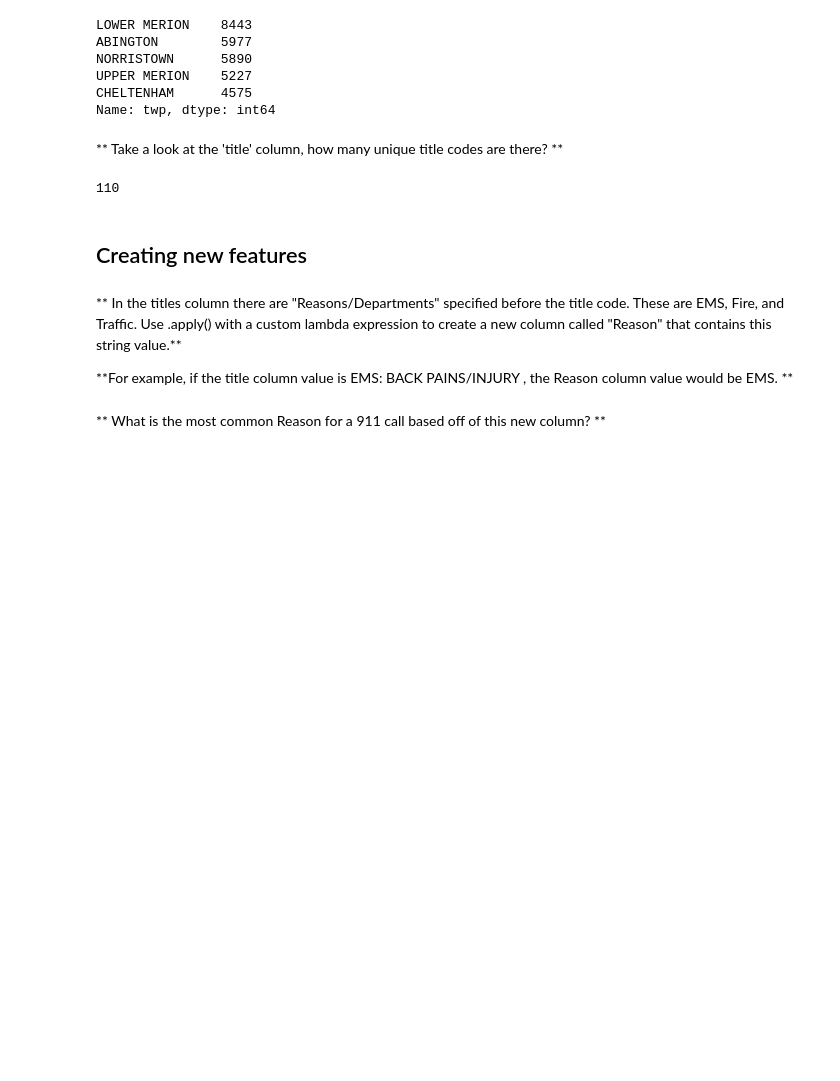
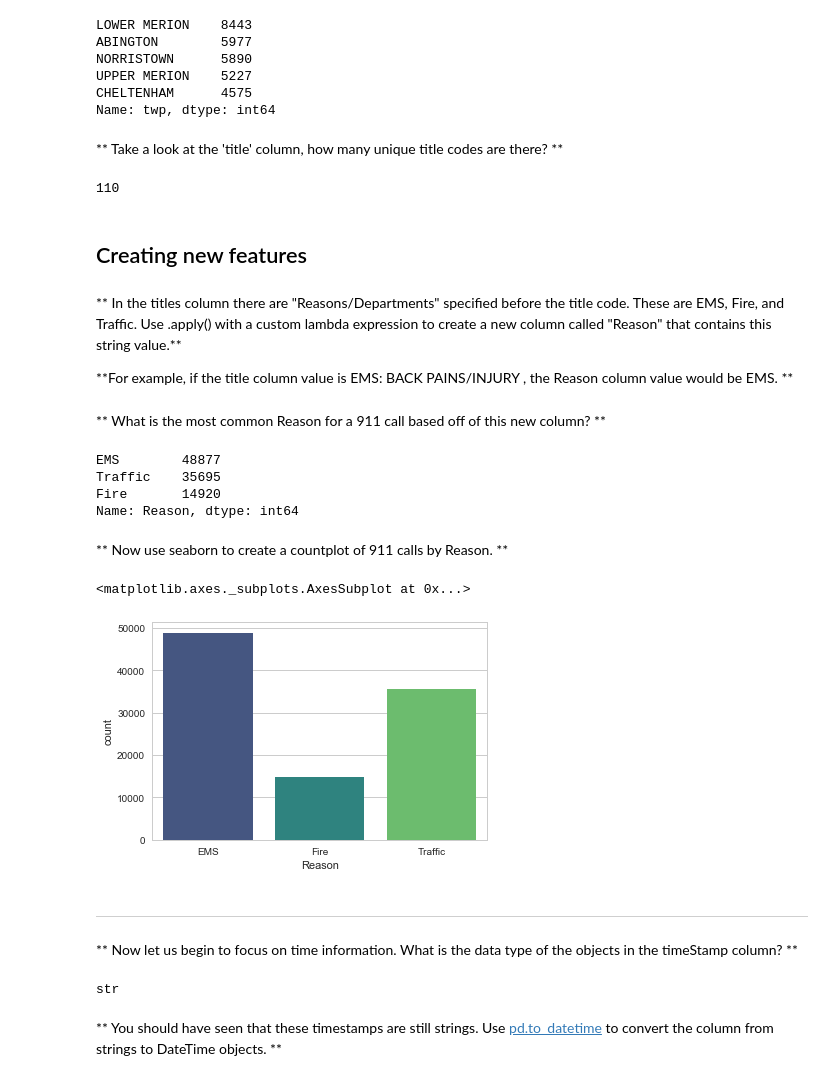
Before and after one commit to tyonas9/911-Calls---Data-Analysis, a Jupyter notebook: 911 Calls Data Capstone Project .ipynb, the cells around one changed output. Saved outputs shown, nothing was run; the diff lists cells and outputs as text; code cells hidden in the pictures; blank space fills up the shorter version.

```diff
--- a/911 Calls Data Capstone Project .ipynb
+++ b/911 Calls Data Capstone Project .ipynb
@@ -99,5 +99,30 @@ df['title'].nunique()
 ** In the titles column there are "Reasons/Departments" specified before the title code. These are EMS, Fire, and Traffic. Use .apply() with a custom lambda expression to create a new column called "Reason" that contains this string value.**
 
 **For example, if the title column value is EMS: BACK PAINS/INJURY , the Reason column value would be EMS. **
+# %%
+df['Reason'] = df['title'].apply(lambda title: title.split(':')[0])
 # %% [markdown]
 ** What is the most common Reason for a 911 call based off of this new column? **
+# %%
+df['Reason'].value_counts()
+# %% [output]
+EMS        48877
+Traffic    35695
+Fire       14920
+Name: Reason, dtype: int64
+# %% [markdown]
+** Now use seaborn to create a countplot of 911 calls by Reason. **
+# %%
+sns.countplot(x='Reason',data=df,palette='viridis')
+# %% [output]
+<matplotlib.axes._subplots.AxesSubplot at 0x...>
+[figure, added]
+# %% [markdown]
+___
+** Now let us begin to focus on time information. What is the data type of the objects in the timeStamp column? **
+# %%
+type(df['timeStamp'].iloc[0])
+# %% [output]
+str
+# %% [markdown]
+** You should have seen that these timestamps are still strings. Use [pd.to_datetime](http://pandas.pydata.org/pandas-docs/stable/generated/pandas.to_datetime.html) to convert the column from strings to DateTime objects. **
```
Also changed, not shown: parts of 71 cells of this notebook.
